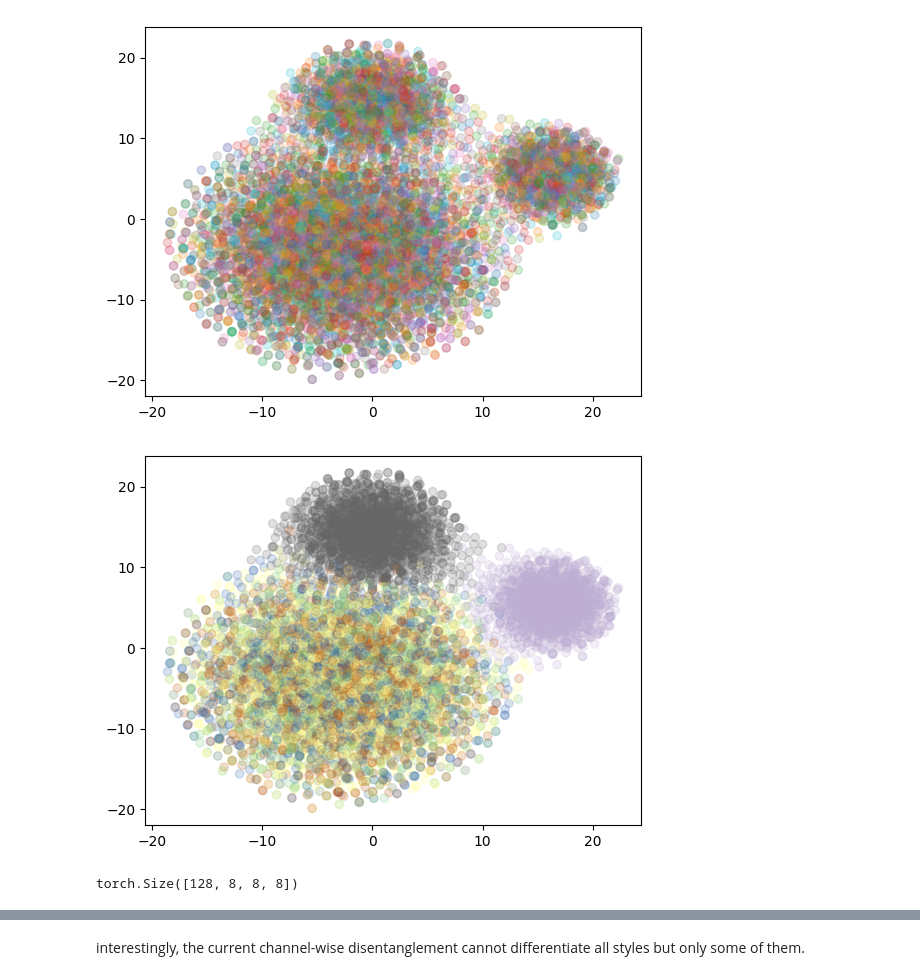
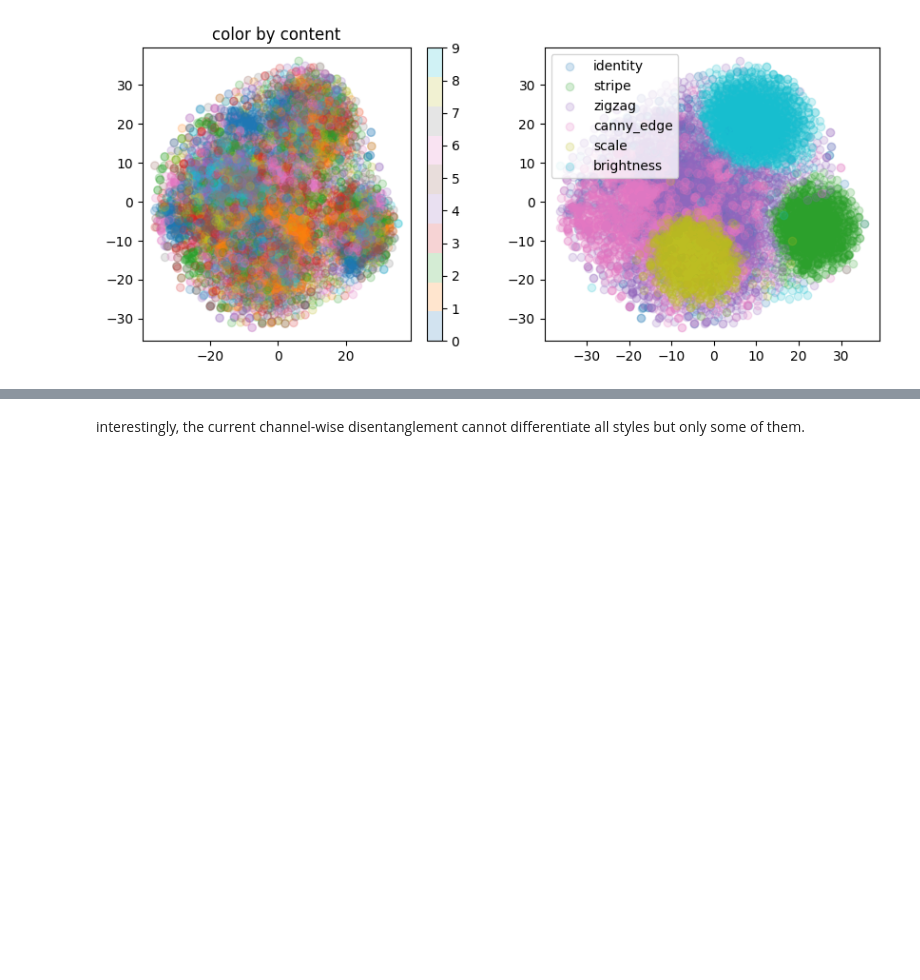
Before and after one commit to scotsun/clear-diffusion, a Jupyter notebook: demo-clear.ipynb, the cells around one changed output, grey strips where cells are left out. Drawn from its saved outputs; the diff is of its cells as text; code cells hidden in the pictures; blank space fills up the shorter version.

```diff
--- a/demo-clear.ipynb
+++ b/demo-clear.ipynb
@@ -129,6 +133,6 @@ plt.imshow(make_grid(x, nrow=16).cpu().permute(1,2,0))
 # %%
 x = next(iter(test_loader))['image'].to("cuda")
-best_model = mlflow.pytorch.load_model('runs:/96c3e27e9e5a411b898e4574f7944790/best_model')
+best_model = mlflow.pytorch.load_model('runs:/c7aef93fd9d14a9e8807df0e631e9c2a/best_model')
 with torch.no_grad():
     best_model.eval()
     xhat, posterior = best_model(x)
@@ -195,20 +201,26 @@ plt.show()
 tsne = TSNE(n_components=2, init='pca')
 z_2d = tsne.fit_transform(z_ss.view(z_ss.shape[0], -1).numpy())
 # %%
-plt.scatter(z_2d[:, 0], z_2d[:, 1], c=labels.numpy(), cmap='tab10', alpha=0.2)
+fig, axs = plt.subplots(1, 2, figsize=(10, 4))
+
+axs0 = axs[0].scatter(z_2d[:, 0], z_2d[:, 1], c=labels.numpy(), cmap='tab10', alpha=0.2)
+cbar = fig.colorbar(axs0, ax=axs[0])
+axs[0].set_title('color by content')
+
+style_labels = ['identity', 'stripe', 'zigzag', 'canny_edge', 'scale','brightness']
+cmap = plt.get_cmap('tab10')
+colors = [cmap(i) for i in np.linspace(0, 1, len(style_labels))]
+for g in range(len(style_labels)):
+    i = np.where(styles == g)[0]
+    axs[1].scatter(z_2d[i,0], z_2d[i,1], alpha=0.2, c=colors[g], label=style_labels[g])
+axs[1].legend()
 plt.show()
-plt.scatter(z_2d[:, 0], z_2d[:, 1], c=styles.numpy(), cmap='Accent', alpha=0.2)
-plt.show()
 # %% [output]
-[figure, old version]
+[figure, new version]
-[figure, removed]
 # %%
 z_c, z_s = mu.chunk(2, dim=1)
-z_s = torch.cat([z_s[2:], z_s[:2]], dim=0)
+z_s = torch.cat([z_s[1:], z_s[:1]], dim=0)
 z = torch.cat([z_c, z_s], dim=1).contiguous()
-z.shape
-# %% [output]
-torch.Size([128, 8, 8, 8])
 # %%
 x = next(iter(test_loader))['image'].to("cuda")
 plt.imshow(make_grid(x, nrow=16).cpu().permute(1,2,0))
```
Also changed, not shown: parts of 10 cells of this notebook, 3 other files.
